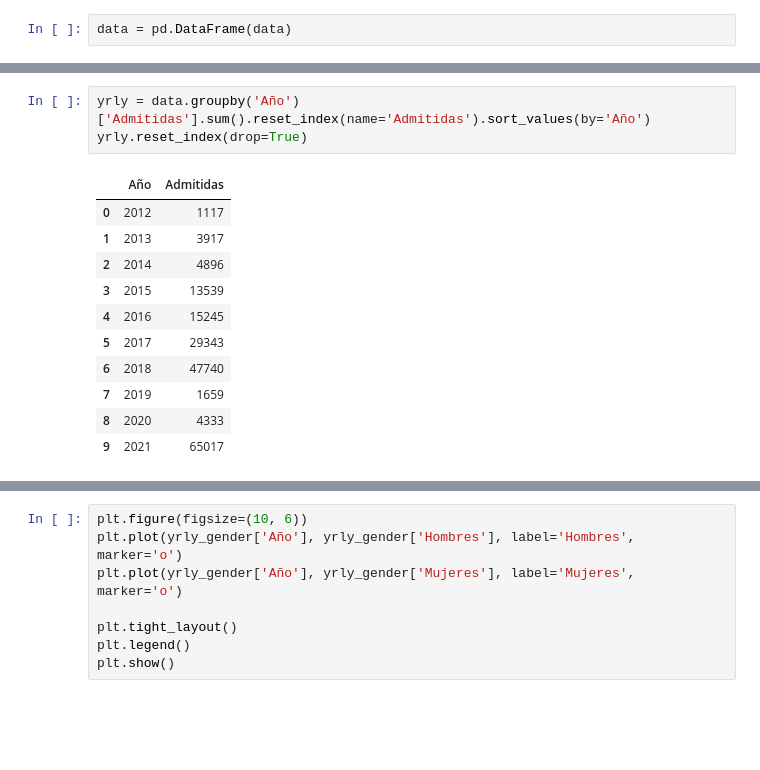
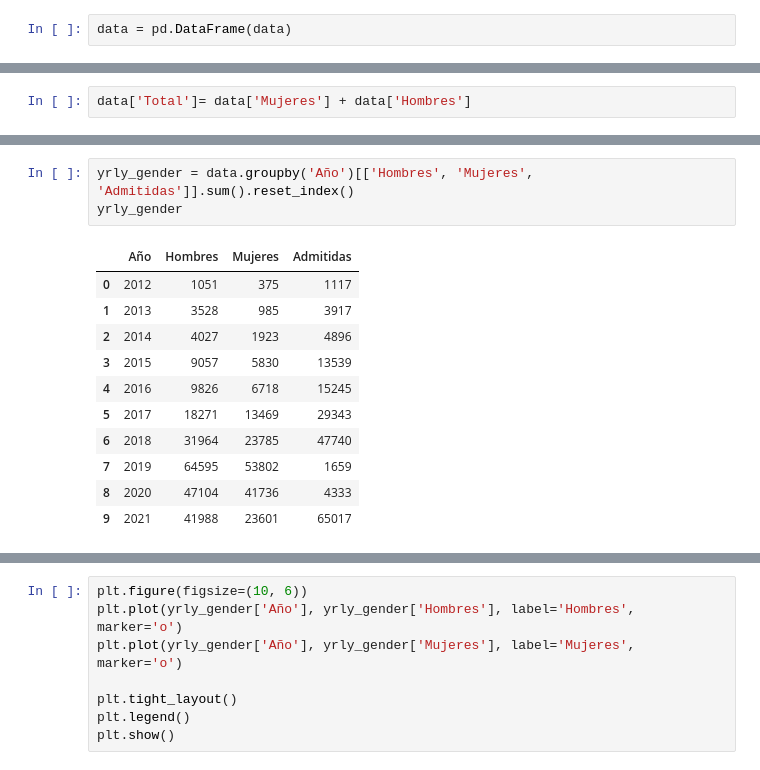
Before and after one commit to mariatens/refugee-analysis, a Jupyter notebook: refugee.ipynb, the cells around one changed output, grey strips where cells are left out. Cells and saved outputs as stored; diff of their text form; blank space fills up the shorter version.

```diff
--- a/refugee.ipynb
+++ b/refugee.ipynb
@@ -11,0 +27,2 @@ data = pd.DataFrame(data)
+# %%
+data['Total']= data['Mujeres'] + data['Hombres']
@@ -45,15 +98,15 @@ What are the general trends in refugee and asylum statistics from 2012-2022?
 # %%
-yrly = data.groupby('Año')['Admitidas'].sum().reset_index(name='Admitidas').sort_values(by='Año')
-yrly.reset_index(drop=True)
+yrly_gender = data.groupby('Año')[['Hombres', 'Mujeres', 'Admitidas']].sum().reset_index()
+yrly_gender
 # %% [output]
-|  | Año | Admitidas |
-| 0 | 2012 | 1117 |
-| 1 | 2013 | 3917 |
-| 2 | 2014 | 4896 |
-| 3 | 2015 | 13539 |
-| 4 | 2016 | 15245 |
-| 5 | 2017 | 29343 |
-| 6 | 2018 | 47740 |
-| 7 | 2019 | 1659 |
-| 8 | 2020 | 4333 |
-| 9 | 2021 | 65017 |
+|  | Año | Hombres | Mujeres | Admitidas |
+| 0 | 2012 | 1051 | 375 | 1117 |
+| 1 | 2013 | 3528 | 985 | 3917 |
+| 2 | 2014 | 4027 | 1923 | 4896 |
+| 3 | 2015 | 9057 | 5830 | 13539 |
+| 4 | 2016 | 9826 | 6718 | 15245 |
+| 5 | 2017 | 18271 | 13469 | 29343 |
+| 6 | 2018 | 31964 | 23785 | 47740 |
+| 7 | 2019 | 64595 | 53802 | 1659 |
+| 8 | 2020 | 47104 | 41736 | 4333 |
+| 9 | 2021 | 41988 | 23601 | 65017 |
```
Also changed, not shown: parts of 19 cells of this notebook, 1 other file.
